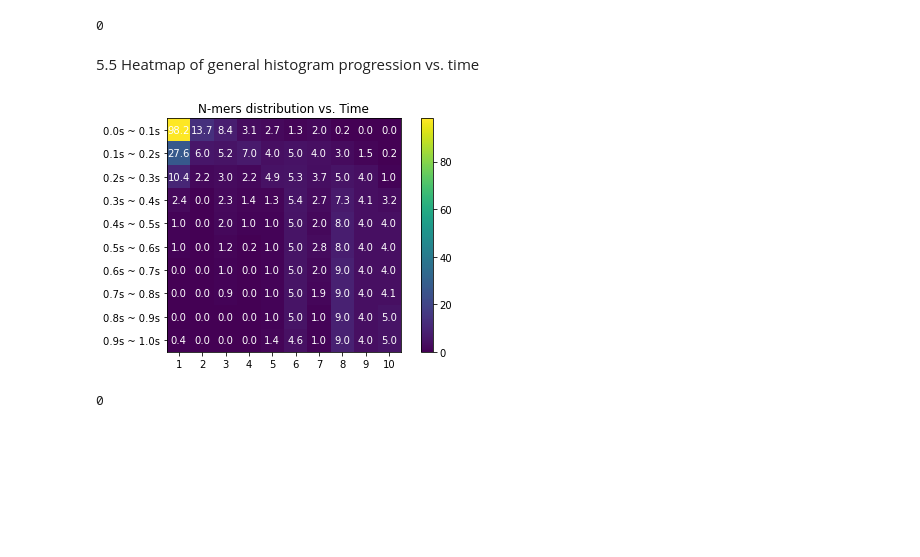
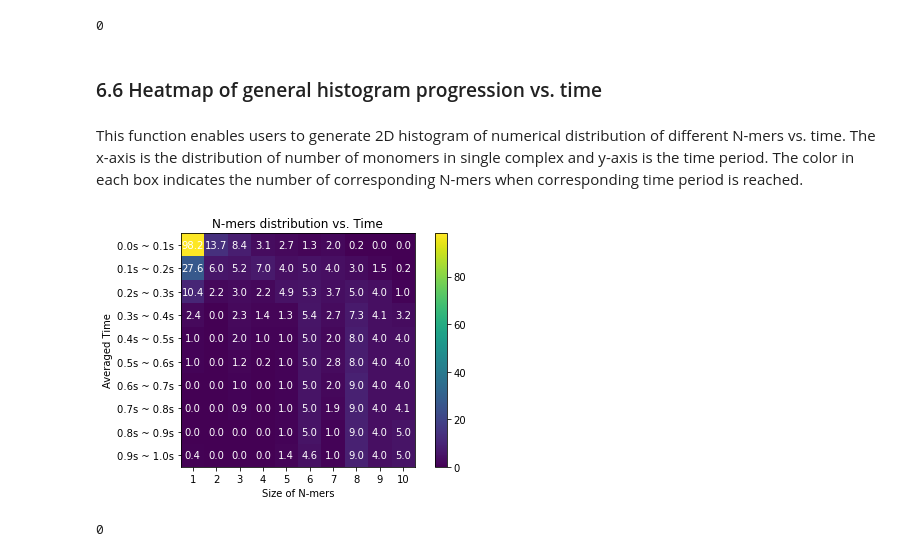
Before and after one commit to jonathanfischer97/ionerdss, a Jupyter notebook: Tutorial/NERDSSioTutorial.ipynb, the cells around one changed output. Saved outputs shown, nothing was run; the diff lists cells and outputs as text; code cells hidden in the pictures; blank space fills up the shorter version.

```diff
--- a/Tutorial/NERDSSioTutorial.ipynb
+++ b/Tutorial/NERDSSioTutorial.ipynb
@@ -93,10 +136,13 @@ io.hist_3d_time('histogram_complexes_time.dat', 0, 1.0, 'dode', 12)
 [figure]
 0
 # %% [markdown]
-5.5 Heatmap of general histogram progression vs. time
+### 6.6 Heatmap of general histogram progression vs. time
+# %% [markdown]
+This function enables users to generate 2D histogram of numerical distribution of different N-mers vs. time. The x-axis is the distribution of number of monomers in single complex and y-axis is the time period. The color in each box indicates the number of corresponding N-mers when corresponding time period is reached.
 # %%
-io.hist_time_heatmap('histogram_complexes_time.dat', 0, 1.0, 'dode', 10, True)
+io.hist_time_heatmap(FileName = 'histogram_complexes_time.dat', \
+               InitialTime = -1.0, FinalTime = -1.0, SpeciesName = 'dode', TimeBins = 10, ShowNum = True)
 # %% [output]
-[figure, old version]
+[figure, new version]
 0
 # %% [markdown]
```
Also changed, not shown: parts of 40 cells of this notebook, 26 other files.
